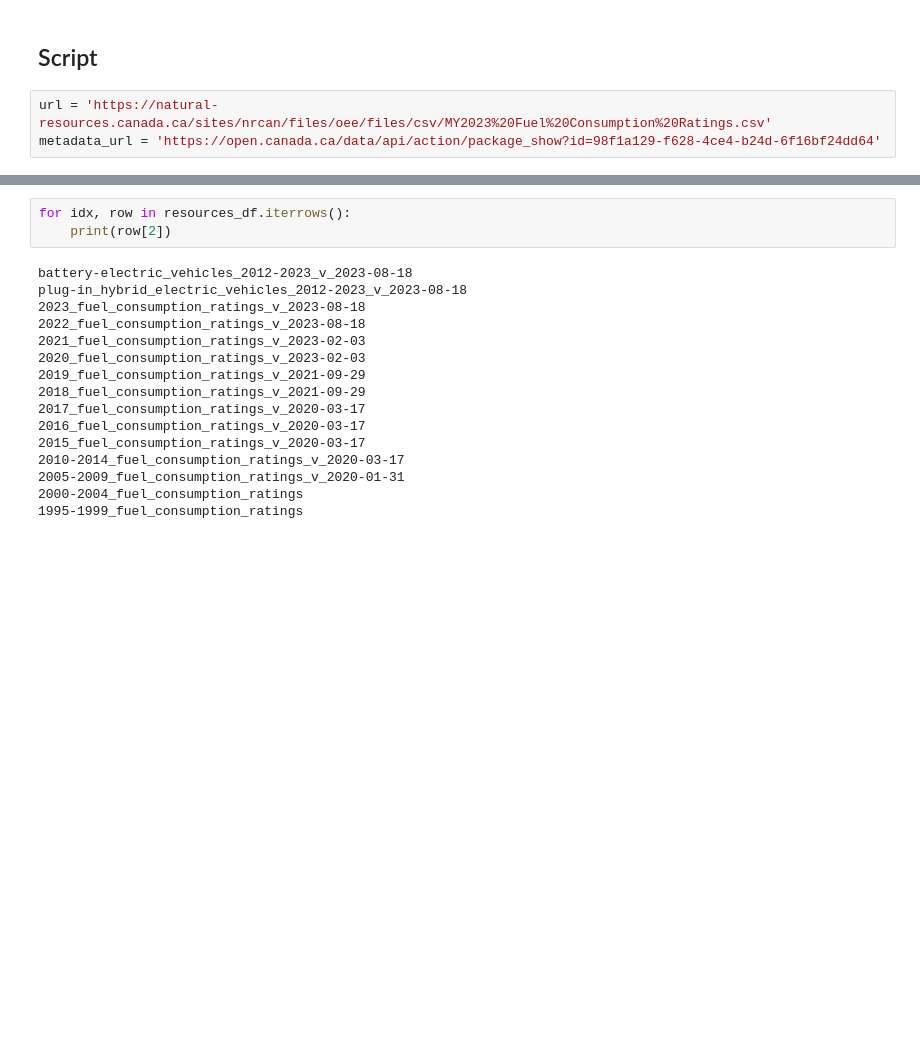
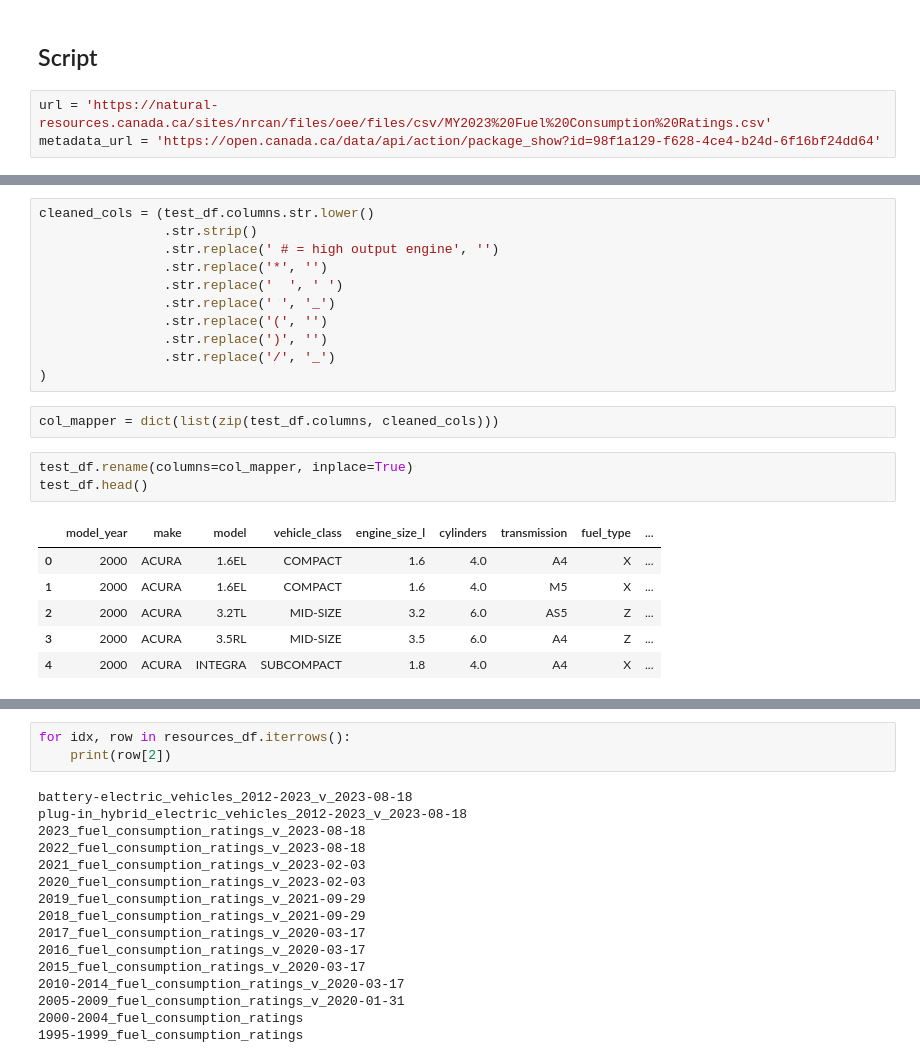
Before and after one commit to jhicks2306/vehicle-co2, a Jupyter notebook: datadownload.ipynb, the cells around one changed output, grey strips where cells are left out. Cells and saved outputs as stored; diff of their text form; blank space fills up the shorter version.

```diff
--- a/datadownload.ipynb
+++ b/datadownload.ipynb
@@ -198,0 +250,23 @@ raw_file_name = raw_path /  f'{file_name}.csv'
+# %%
+cleaned_cols = (test_df.columns.str.lower()
+                .str.strip()
+                .str.replace(' # = high output engine', '')
+                .str.replace('*', '')
+                .str.replace('  ', ' ')
+                .str.replace(' ', '_')
+                .str.replace('(', '')
+                .str.replace(')', '')
+                .str.replace('/', '_')
+)
+# %%
+col_mapper = dict(list(zip(test_df.columns, cleaned_cols)))
+# %%
+test_df.rename(columns=col_mapper, inplace=True)
+test_df.head()
+# %% [output]
+|  | model_year | make | model | vehicle_class | engine_size_l | cylinders | transmission | fuel_type | ... |
+| 0 | 2000 | ACURA | 1.6EL | COMPACT | 1.6 | 4.0 | A4 | X | ... |
+| 1 | 2000 | ACURA | 1.6EL | COMPACT | 1.6 | 4.0 | M5 | X | ... |
+| 2 | 2000 | ACURA | 3.2TL | MID-SIZE | 3.2 | 6.0 | AS5 | Z | ... |
+| 3 | 2000 | ACURA | 3.5RL | MID-SIZE | 3.5 | 6.0 | A4 | Z | ... |
+| 4 | 2000 | ACURA | INTEGRA | SUBCOMPACT | 1.8 | 4.0 | A4 | X | ... |
```
Also changed, not shown: parts of 14 cells of this notebook.
